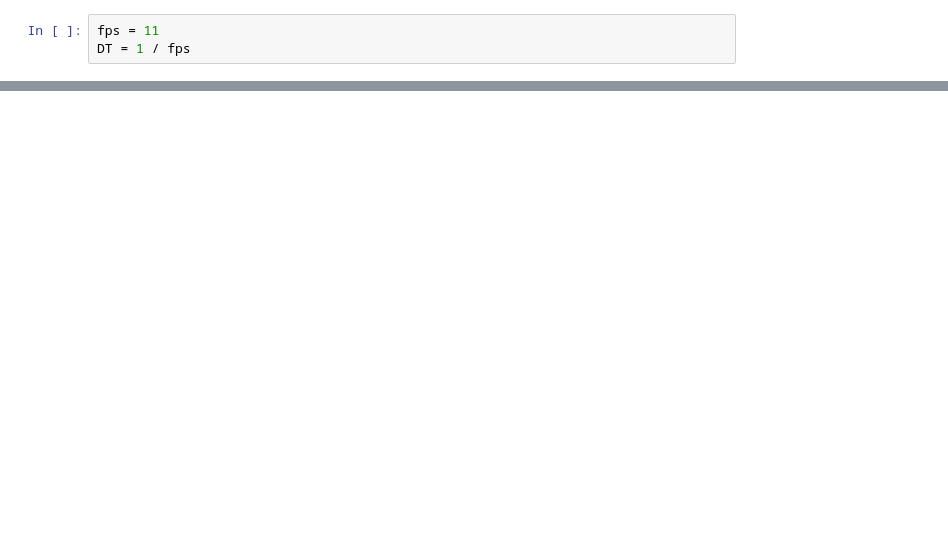
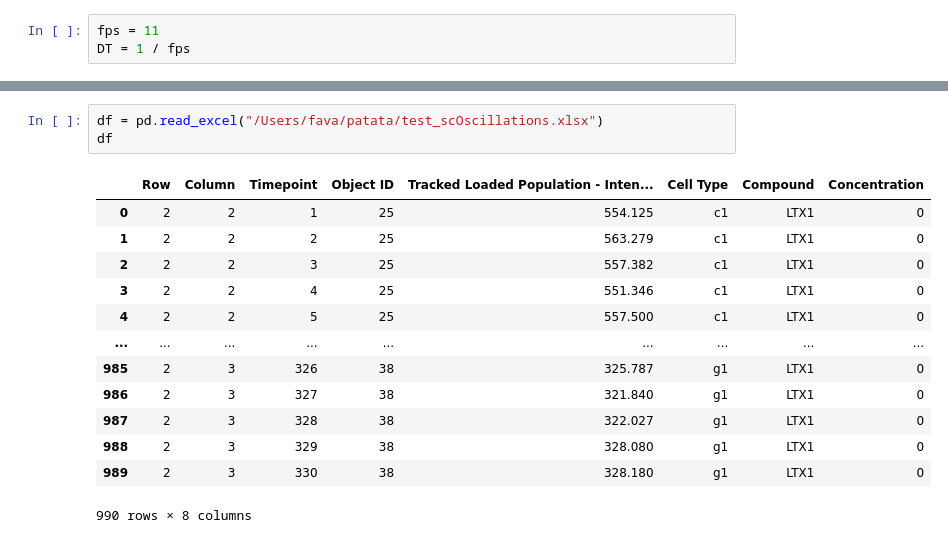
Before and after one commit to mariaclaudiacaia/Harmony-single-cell-calcium-analysis, a Jupyter notebook: notebooks/scOscillations.ipynb, the cells around one changed output, grey strips where cells are left out. Saved outputs shown, nothing was run; the diff lists cells and outputs as text; blank space fills up the shorter version.

```diff
--- a/notebooks/scOscillations.ipynb
+++ b/notebooks/scOscillations.ipynb
@@ -544,0 +28,17 @@ sample_peaks_data
+# %%
+df = pd.read_excel("/Users/fava/patata/test_scOscillations.xlsx")
+df
+# %% [output]
+|  | Row | Column | Timepoint | Object ID | Tracked Loaded Population - Inten... | Cell Type | Compound | Concentration |
+| 0 | 2 | 2 | 1 | 25 | 554.125 | c1 | LTX1 | 0 |
+| 1 | 2 | 2 | 2 | 25 | 563.279 | c1 | LTX1 | 0 |
+| 2 | 2 | 2 | 3 | 25 | 557.382 | c1 | LTX1 | 0 |
+| 3 | 2 | 2 | 4 | 25 | 551.346 | c1 | LTX1 | 0 |
+| 4 | 2 | 2 | 5 | 25 | 557.500 | c1 | LTX1 | 0 |
+| ... | ... | ... | ... | ... | ... | ... | ... | ... |
+| 985 | 2 | 3 | 326 | 38 | 325.787 | g1 | LTX1 | 0 |
+| 986 | 2 | 3 | 327 | 38 | 321.840 | g1 | LTX1 | 0 |
+| 987 | 2 | 3 | 328 | 38 | 322.027 | g1 | LTX1 | 0 |
+| 988 | 2 | 3 | 329 | 38 | 328.080 | g1 | LTX1 | 0 |
+| 989 | 2 | 3 | 330 | 38 | 328.180 | g1 | LTX1 | 0 |
+990 rows × 8 columns
```
Also changed, not shown: parts of 45 cells of this notebook, 24 other files.
